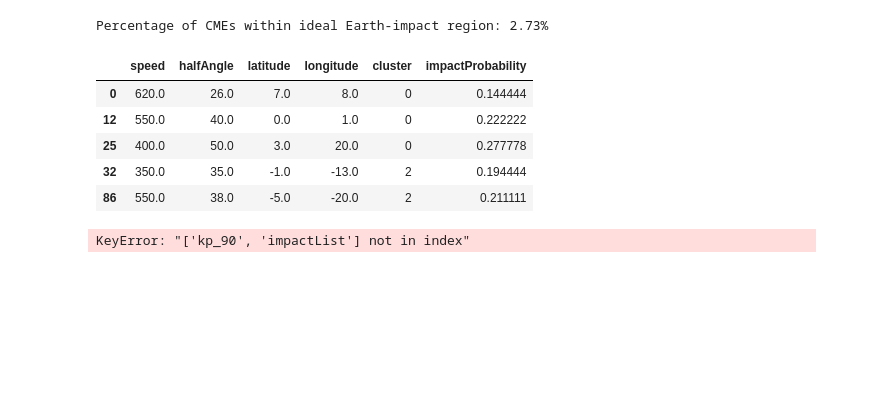
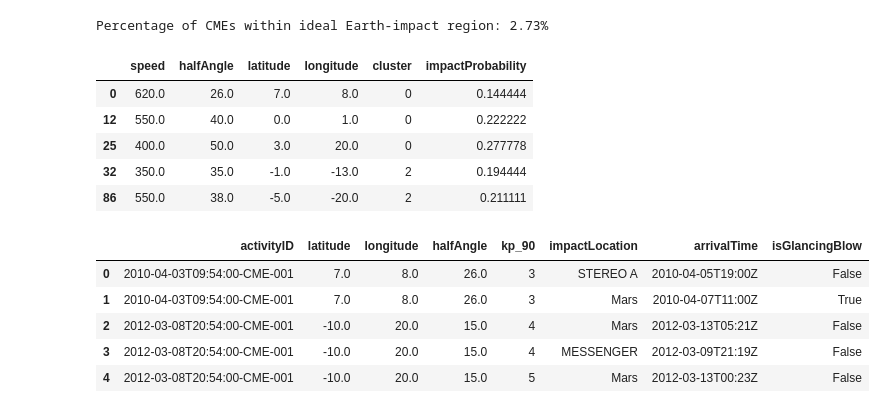
Before and after one commit to ryancmedina/project-four, a Jupyter notebook: Code/cme_earth_impact_model.ipynb, the cells around one changed output. Drawn from its saved outputs; the diff is of its cells as text; code cells hidden in the pictures; blank space fills up the shorter version.

```diff
--- a/Code/cme_earth_impact_model.ipynb
+++ b/Code/cme_earth_impact_model.ipynb
@@ -129,40 +129,57 @@ Percentage of CMEs within ideal Earth-impact region: 2.73%
 | 32 | 350.0 | 35.0 | -1.0 | -13.0 | 2 | 0.194444 |
 | 86 | 550.0 | 38.0 | -5.0 | -20.0 | 2 | 0.211111 |
 # %%
-# Set the latitude, longitude, and half-angle conditions for ideal CMEs
-latitude_min = -15  # Minimum latitude of the ideal range (example value)
-latitude_max = 15   # Maximum latitude of the ideal range (example value)
-longitude_min = -90  # Minimum longitude of the ideal range (example value)
-longitude_max = 90   # Maximum longitude of the ideal range (example value)
-half_angle_max = 60  # Maximum half angle for Earth-impactable CMEs
+# Load the JSON data into a Python list (assuming data is a list of CME events)
+with open('../Resources/CME_Data.json', 'r') as f:
+    data = json.load(f)
 
-# Filter the dataframe based on the conditions
-ideal_cmes_df = df[
-    (df['latitude'] >= latitude_min) & (df['latitude'] <= latitude_max) &
-    (df['longitude'] >= longitude_min) & (df['longitude'] <= longitude_max) &
-    (df['halfAngle'] <= half_angle_max)
-]
+# Initialize an empty list to store filtered data
+ideal_cmes = []
 
-# Drop columns we don't need for further analysis
-columns_to_keep = ['latitude', 'longitude', 'halfAngle', 'kp_90', 'impactList']  # Adjust based on your needs
-ideal_cmes_df = ideal_cmes_df[columns_to_keep]
+# Latitude, longitude, and half-angle criteria for ideal CMEs
+latitude_min = -15
+latitude_max = 15
+longitude_min = -90
+longitude_max = 90
+half_angle_max = 60
 
-# Calculate the impact probability (half-angle / 360 degrees)
-ideal_cmes_df['impactProbability'] = ideal_cmes_df['halfAngle'] / 360
+# Loop through the list of CMEs
+for cme in data:  # Assuming `data` is a list of dictionaries
+    for analysis in cme.get('cmeAnalyses', []):  # Loop over the 'cmeAnalyses' field within each CME event
+        latitude = analysis.get('latitude')
+        longitude = analysis.get('longitude')
+        half_angle = analysis.get('halfAngle')
 
-# Define a function to classify risk based on kp_90
-def classify_risk(kp_90):
-    if kp_90 < 4:
-        return 'Low'
-    elif 4 <= kp_90 < 6:
-        return 'Medium'
-    else:
-        return 'High'
+        # Ensure that latitude, longitude, and half_angle are not None before making comparisons
+        if latitude is not None and longitude is not None and half_angle is not None:
+            # Check if the CME meets the ideal criteria
+            if latitude_min <= latitude <= latitude_max and longitude_min <= longitude <= longitude_max and half_angle <= half_angle_max:
+                for enlil in analysis.get('enlilList', []):  # Loop over 'enlilList'
+                    kp_90 = enlil.get('kp_90')
+                    # Check if kp_90 exists and if the CME has impact data
+                    if kp_90 and enlil.get('impactList'):
+                        for impact in enlil.get('impactList', []):  # Loop over impactList
+                            # Store relevant information
+                            ideal_cmes.append({
+                                'activityID': cme.get('activityID'),
+                                'latitude': latitude,
+                                'longitude': longitude,
+                                'halfAngle': half_angle,
+                                'kp_90': kp_90,
+                                'impactLocation': impact.get('location'),
+                                'arrivalTime': impact.get('arrivalTime'),
+                                'isGlancingBlow': impact.get('isGlancingBlow')
+                            })
 
-# Apply the risk classification function based on kp_90
-ideal_cmes_df['riskLabel'] = ideal_cmes_df['kp_90'].apply(classify_risk)
+# Convert the filtered data to a DataFrame
+ideal_cmes_df = pd.DataFrame(ideal_cmes)
 
 # Display the first few rows of the ideal_cmes_df
-print(ideal_cmes_df.head())
+ideal_cmes_df.head()
 # %% [output]
-KeyError: "['kp_90', 'impactList'] not in index"
+|  | activityID | latitude | longitude | halfAngle | kp_90 | impactLocation | arrivalTime | isGlancingBlow |
+| 0 | 2010-04-03T09:54:00-CME-001 | 7.0 | 8.0 | 26.0 | 3 | STEREO A | 2010-04-05T19:00Z | False |
+| 1 | 2010-04-03T09:54:00-CME-001 | 7.0 | 8.0 | 26.0 | 3 | Mars | 2010-04-07T11:00Z | True |
+| 2 | 2012-03-08T20:54:00-CME-001 | -10.0 | 20.0 | 15.0 | 4 | Mars | 2012-03-13T05:21Z | False |
+| 3 | 2012-03-08T20:54:00-CME-001 | -10.0 | 20.0 | 15.0 | 4 | MESSENGER | 2012-03-09T21:19Z | False |
+| 4 | 2012-03-08T20:54:00-CME-001 | -10.0 | 20.0 | 15.0 | 5 | Mars | 2012-03-13T00:23Z | False |
```
Also changed, not shown: parts of 3 cells of this notebook.
